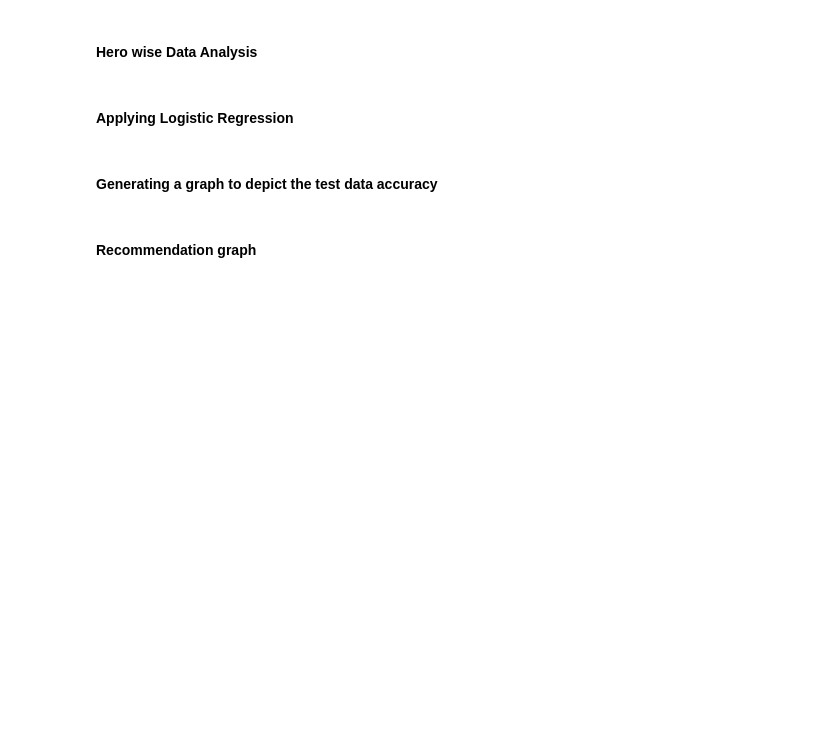
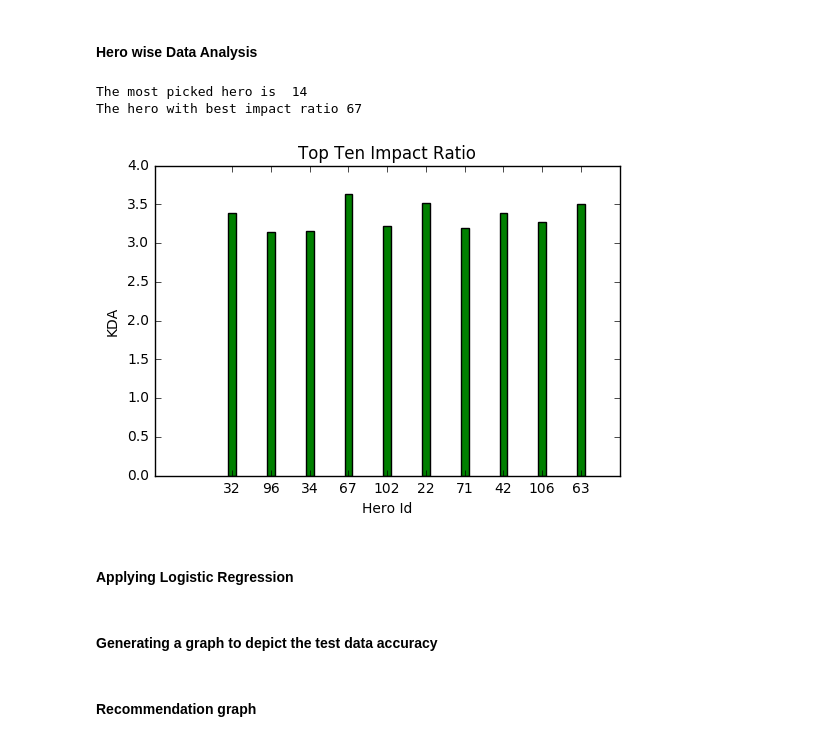
Before and after one commit to gautamshah77/PythonProject, a Jupyter notebook: Dota2-Team_Prediction_Model.ipynb, the cells around one changed output. Drawn from its saved outputs; the diff is of its cells as text; code cells hidden in the pictures; blank space fills up the shorter version.

```diff
--- a/Dota2-Team_Prediction_Model.ipynb
+++ b/Dota2-Team_Prediction_Model.ipynb
@@ -56,6 +61,8 @@ finally:
 #### Hero wise Data Analysis
 # %%
 #Hero wise Data Analysis
+
+import matplotlib.pyplot as plt
 from operator import itemgetter
 herocount = [0] * 115
 kills = [0] * 115
@@ -71,37 +78,41 @@ maxpick = max(herocount)
 mostPickedHeroID = herocount.index(maxpick)
 
 kda = {}
 for i in range(len(kills)):
     num = kills[i]+assists[i]
     den = deaths[i]
     if den !=0:
         kda.update({i:num/den})
     else:
          kda.update({i:num})
 
 sorted_kda=sorted(kda.items(),key=itemgetter(1),reverse=True)
-print(sorted_kda)
+#print(sorted_kda)
 values={}
-print(values)
+#print(values)
 for i in range(10):
    values.update({sorted_kda[i][0]:sorted_kda[i][1]})
 
 highestImpact=sorted_kda[0][1]
 HighestImpactHeroID=sorted_kda[0][0]
 print("The most picked hero is ",mostPickedHeroID)
 print("The hero with best impact ratio",HighestImpactHeroID)
 
 #Top 10 heros with the highest impact:
 fig, ax = plt.subplots()
-plt.bar(range(len(values)),values.values() , width=0.2,color='g', align='center',label="value")
+plt.bar(range(len(values)),values.values() , width=0.2,color='g', align='center')
 plt.xticks(range(len(values)),values.keys())
 
 ax.set_ylabel('KDA')
 ax.set_xlabel('Hero Id')
-plt.legend()
+#plt.legend()
 plt.title('Top Ten Impact Ratio')
 plt.show()
 #################################
+# %% [output]
+The most picked hero is  14
+The hero with best impact ratio 67
+[figure, added]
 # %% [markdown]
 #### Applying Logistic Regression
 # %%
```
Also changed, not shown: parts of 3 cells of this notebook.
